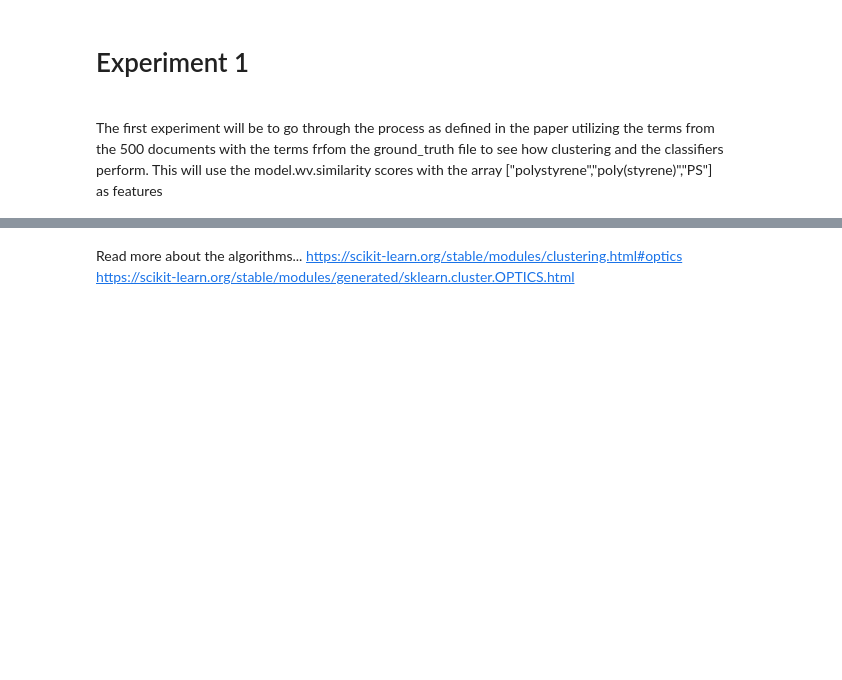
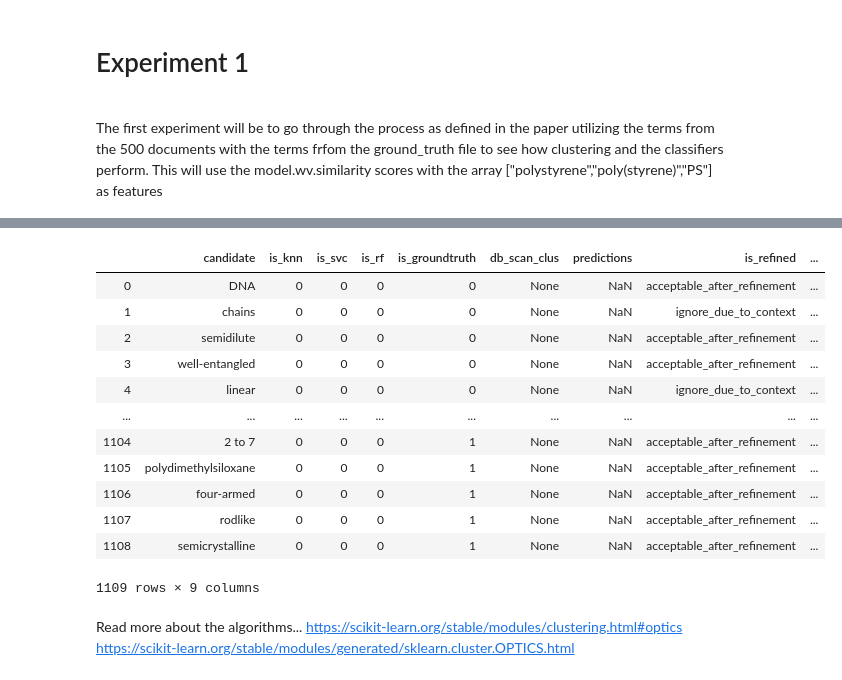
Before and after one commit to Dan195/WordEmbeddingNER-Cluster, a Jupyter notebook: ClassifyingWithClustering.ipynb, the cells around one changed output, grey strips where cells are left out. Saved outputs shown, nothing was run; the diff lists cells and outputs as text; code cells hidden in the pictures; blank space fills up the shorter version.

```diff
--- a/ClassifyingWithClustering.ipynb
+++ b/ClassifyingWithClustering.ipynb
@@ -369,6 +393,7 @@ def get_coords(words,model):
     return coords
 
 def get_similarity_scores_as_features(polymer_candidates, model, frequent_polymers):
+    from sklearn.metrics.pairwise import cosine_similarity
     # Polymers used to generate training data
    # frequent_polymers = ["polystyrene","poly(styrene)","PS"]
 
@@ -380,15 +405,18 @@ def get_similarity_scores_as_features(polymer_candidates, model, frequent_polyme
    # similarities = {}
     for candidate in polymer_candidates:
         features[candidate] = []
+        candidate_vec = model.get_word_vector(candidate).reshape(1, -1)
 
         try:
             for fp in frequent_polymers:
-                similarity_score = round(model.wv.similarity(candidate,fp),2)
-                features[candidate].append(similarity_score)
+                fp_vec = model.get_word_vector(fp).reshape(1, -1)
+                similarity_score = cosine_similarity(candidate_vec,fp_vec)#round(model.wv.similarity(candidate,fp),2)
+                features[candidate].append(similarity_score[0][0])
 
             Xl.append(features[candidate])
             yl.append(candidate)
-        except:
+        except Exception as e:
+            print(e)
             continue
 
     return Xl
@@ -455,6 +473,6 @@ df_exp1
 | 1108 | semicrystalline | 0 | 0 | 0 | 1 | None | NaN | acceptable_after_refinement | ... |
 1109 rows × 9 columns
 # %%
-candidates = df.candidate
-coords = get_similarity_scores_as_features(candidates, model,  ["polystyrene","poly(styrene)","PS"], False)
+candidates = df_exp1.candidate
+coords = get_similarity_scores_as_features(candidates, model,  ["polystyrene","poly(styrene)","PS"])
 df_exp1.model_coords = coords
@@ -461,3 +487,19 @@ df_exp1.model_coords = coords
+# %%
+df_exp1
+# %% [output]
+|  | candidate | is_knn | is_svc | is_rf | is_groundtruth | db_scan_clus | predictions | is_refined | ... |
+| 0 | DNA | 0 | 0 | 0 | 0 | None | NaN | acceptable_after_refinement | ... |
+| 1 | chains | 0 | 0 | 0 | 0 | None | NaN | ignore_due_to_context | ... |
+| 2 | semidilute | 0 | 0 | 0 | 0 | None | NaN | acceptable_after_refinement | ... |
+| 3 | well-entangled | 0 | 0 | 0 | 0 | None | NaN | acceptable_after_refinement | ... |
+| 4 | linear | 0 | 0 | 0 | 0 | None | NaN | ignore_due_to_context | ... |
+| ... | ... | ... | ... | ... | ... | ... | ... | ... | ... |
+| 1104 | 2 to 7 | 0 | 0 | 0 | 1 | None | NaN | acceptable_after_refinement | ... |
+| 1105 | polydimethylsiloxane | 0 | 0 | 0 | 1 | None | NaN | acceptable_after_refinement | ... |
+| 1106 | four-armed | 0 | 0 | 0 | 1 | None | NaN | acceptable_after_refinement | ... |
+| 1107 | rodlike | 0 | 0 | 0 | 1 | None | NaN | acceptable_after_refinement | ... |
+| 1108 | semicrystalline | 0 | 0 | 0 | 1 | None | NaN | acceptable_after_refinement | ... |
+1109 rows × 9 columns
 # %%
 def get_X_from_df(series_col):
     arr = []
```
Also changed, not shown: parts of 9 cells of this notebook.
